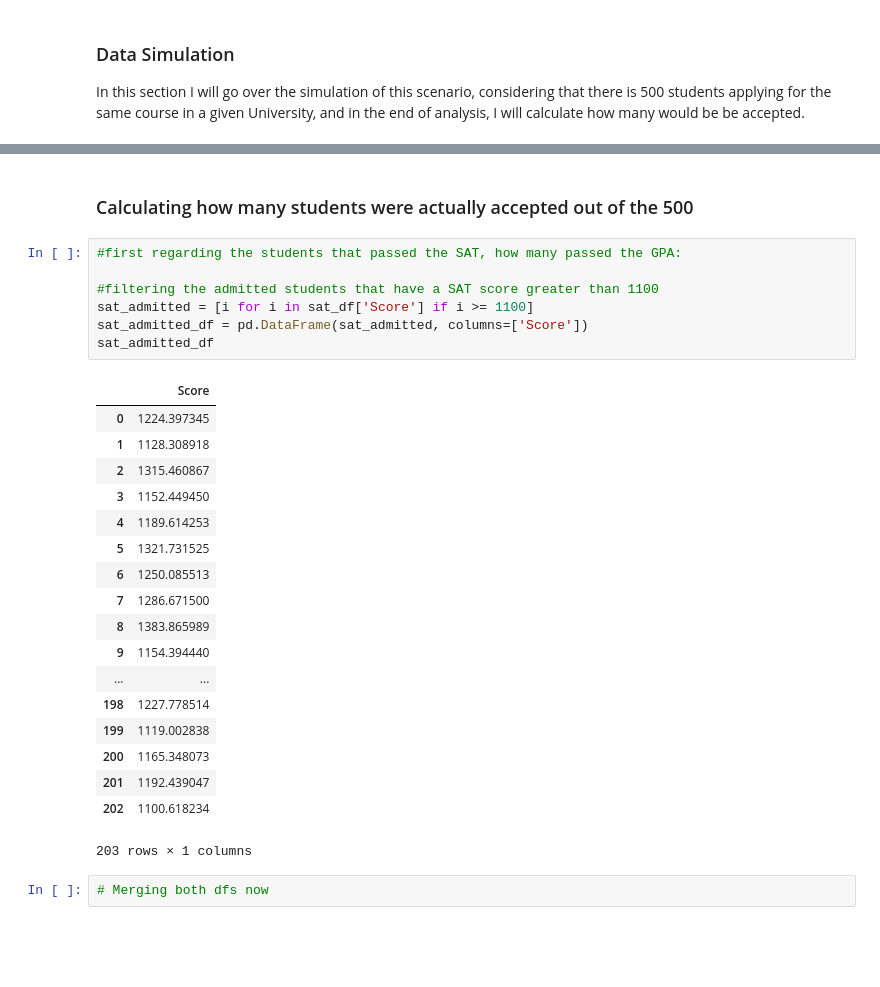
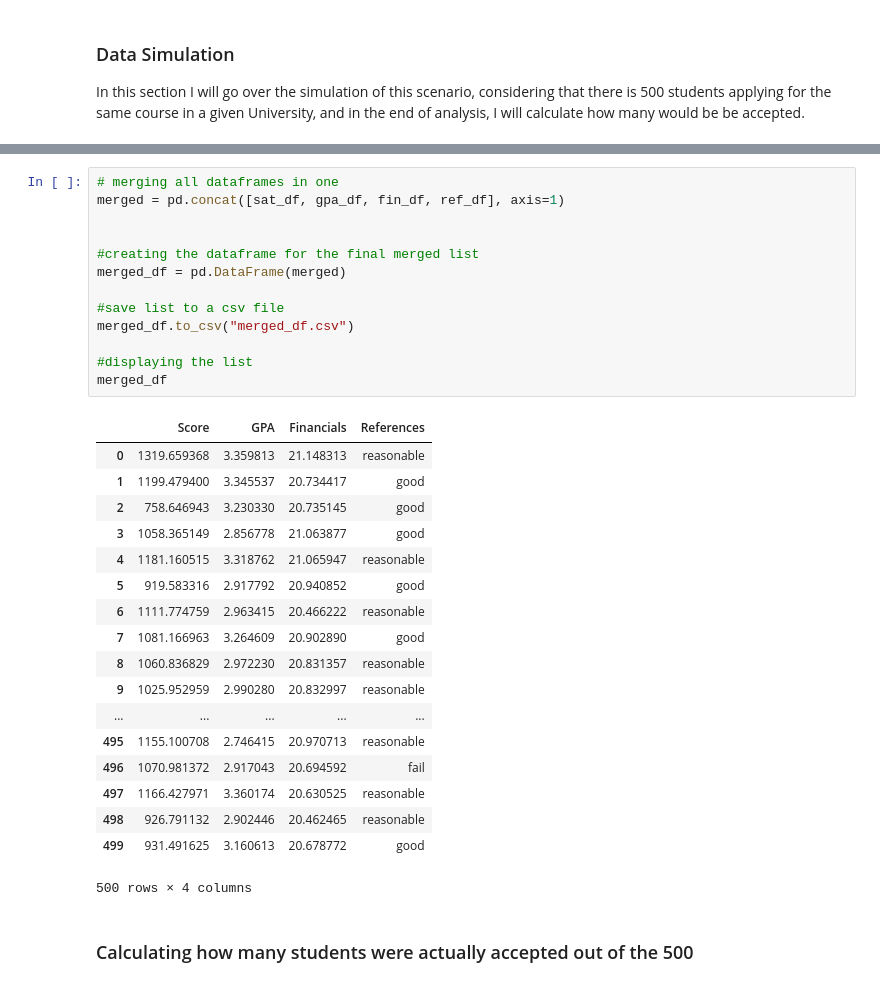
Before and after one commit to strokk/np-random-project, a Jupyter notebook: Numpy.random Project.ipynb, the cells around one changed output, grey strips where cells are left out. Saved outputs shown, nothing was run; the diff lists cells and outputs as text; blank space fills up the shorter version.

Commit message:
updated the data simulation

```diff
--- a/Numpy.random Project.ipynb
+++ b/Numpy.random Project.ipynb
@@ -148,30 +139,34 @@ ref_df.head()
+# %%
+# merging all dataframes in one
+merged = pd.concat([sat_df, gpa_df, fin_df, ref_df], axis=1)
+
+
+#creating the dataframe for the final merged list
+merged_df = pd.DataFrame(merged)
+
+#save list to a csv file
+merged_df.to_csv("merged_df.csv")
+
+#displaying the list
+merged_df
+# %% [output]
+|  | Score | GPA | Financials | References |
+| 0 | 1319.659368 | 3.359813 | 21.148313 | reasonable |
+| 1 | 1199.479400 | 3.345537 | 20.734417 | good |
+| 2 | 758.646943 | 3.230330 | 20.735145 | good |
+| 3 | 1058.365149 | 2.856778 | 21.063877 | good |
+| 4 | 1181.160515 | 3.318762 | 21.065947 | reasonable |
+| 5 | 919.583316 | 2.917792 | 20.940852 | good |
+| 6 | 1111.774759 | 2.963415 | 20.466222 | reasonable |
+| 7 | 1081.166963 | 3.264609 | 20.902890 | good |
+| 8 | 1060.836829 | 2.972230 | 20.831357 | reasonable |
+| 9 | 1025.952959 | 2.990280 | 20.832997 | reasonable |
+| ... | ... | ... | ... | ... |
+| 495 | 1155.100708 | 2.746415 | 20.970713 | reasonable |
+| 496 | 1070.981372 | 2.917043 | 20.694592 | fail |
+| 497 | 1166.427971 | 3.360174 | 20.630525 | reasonable |
+| 498 | 926.791132 | 2.902446 | 20.462465 | reasonable |
+| 499 | 931.491625 | 3.160613 | 20.678772 | good |
+500 rows × 4 columns
 # %% [markdown]
 ### Calculating how many students were actually accepted out of the 500
-# %%
-#first regarding the students that passed the SAT, how many passed the GPA:
-
-#filtering the admitted students that have a SAT score greater than 1100
-sat_admitted = [i for i in sat_df['Score'] if i >= 1100]
-sat_admitted_df = pd.DataFrame(sat_admitted, columns=['Score'])
-sat_admitted_df
-# %% [output]
-|  | Score |
-| 0 | 1224.397345 |
-| 1 | 1128.308918 |
-| 2 | 1315.460867 |
-| 3 | 1152.449450 |
-| 4 | 1189.614253 |
-| 5 | 1321.731525 |
-| 6 | 1250.085513 |
-| 7 | 1286.671500 |
-| 8 | 1383.865989 |
-| 9 | 1154.394440 |
-| ... | ... |
-| 198 | 1227.778514 |
-| 199 | 1119.002838 |
-| 200 | 1165.348073 |
-| 201 | 1192.439047 |
-| 202 | 1100.618234 |
-203 rows × 1 columns
-# %%
-# Merging both dfs now
```
Also changed, not shown: parts of 9 cells of this notebook, 6 other files.
